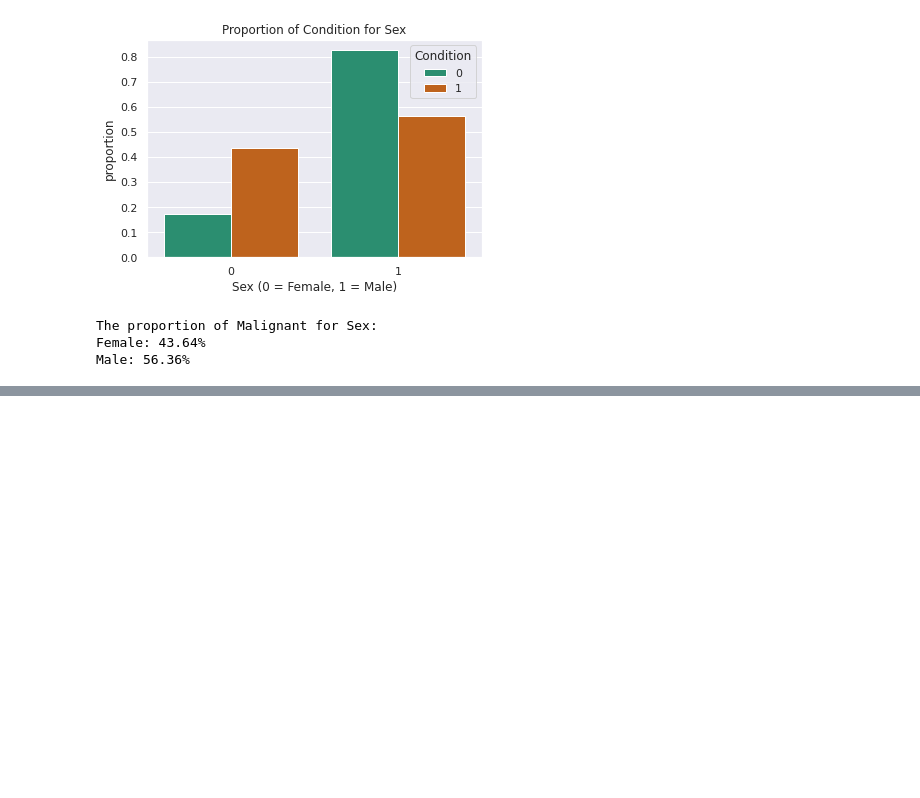
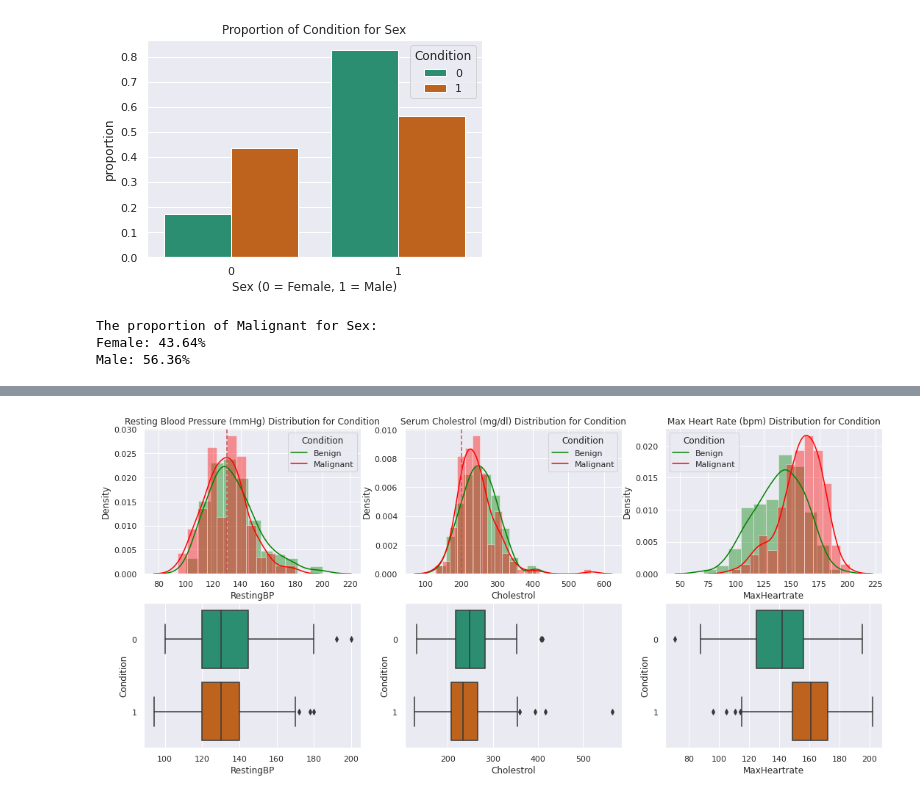
Before and after one commit to bayloid/heart, a Jupyter notebook: index.ipynb, the cells around one changed output, grey strips where cells are left out. Saved outputs shown, nothing was run; the diff lists cells and outputs as text; code cells hidden in the pictures; blank space fills up the shorter version.

```diff
--- a/index.ipynb
+++ b/index.ipynb
@@ -175,0 +382,76 @@ Male: 56.36%
+# %%
+def risk_factors_dist_condition(data):
+    """
+    Show distributions of risk factors for each condition
+    """
+    fig = plt.figure(figsize=(18, 8))
+
+    # Resting blood pressure distribution for each condition
+    plt.subplot(2, 3, 1)
+    trestbps_b = data[data['Condition']==0]['RestingBP']
+    trestbps_m = data[data['Condition']==1]['RestingBP']
+    sns.distplot(trestbps_b,
+                 color='Green')
+    sns.distplot(trestbps_m,
+                 color='Red')
+    plt.title('Resting Blood Pressure (mmHg) Distribution for Condition')
+    plt.gca().legend(title='Condition',
+                     labels=['Benign',
+                                                'Malignant'])
+    plt.axvline(x=130,
+                color='r',
+                linestyle='--',
+                label='Hypertension: over 130 mmHg')
+
+    plt.subplot(2, 3, 4)
+    sns.boxplot(x=data['RestingBP'],
+                y=data['Condition'],
+                orient='h',
+                palette='Dark2')
+
+
+    # Serum cholesterol distribution for each condition
+    plt.subplot(2, 3, 2)
+    chol_b = data[data['Condition']==0]['Cholestrol']
+    chol_m = data[data['Condition']==1]['Cholestrol']
+    sns.distplot(chol_b,
+                 color='Green')
+    sns.distplot(chol_m,
+                 color='Red')
+    plt.title('Serum Cholestrol (mg/dl) Distribution for Condition')
+    plt.gca().legend(title='Condition', labels=['Benign',
+                                                'Malignant'])
+    plt.axvline(x=200,
+                color='r',
+                linestyle='--',
+                label='High Cholesterol: over 200 mg/dl')
+
+    plt.subplot(2, 3, 5)
+    sns.boxplot(x=data['Cholestrol'],
+                y=data['Condition'],
+                orient='h',
+                palette='Dark2')
+
+
+    # Max heart rate achieved distribution for each condition
+    plt.subplot(2, 3, 3)
+    thalach_b = data[data['Condition']==0]['MaxHeartrate']
+    thalach_m = data[data['Condition']==1]['MaxHeartrate']
+    sns.distplot(thalach_b,
+                 color='Green')
+    sns.distplot(thalach_m,
+                 color='Red')
+    plt.title('Max Heart Rate (bpm) Distribution for Condition')
+    plt.gca().legend(title='Condition',
+                     labels=['Benign',
+                             'Malignant'])
+
+    plt.subplot(2, 3, 6)
+    sns.boxplot(x=data['MaxHeartrate'],
+                y=data['Condition'],
+                orient='h',
+                palette='Dark2')
+
+
+risk_factors_dist_condition(data);
+# %% [output]
@@ -175,0 +474 @@ Male: 56.36%
+[figure, added]
```
Also changed, not shown: parts of 10 cells of this notebook.
